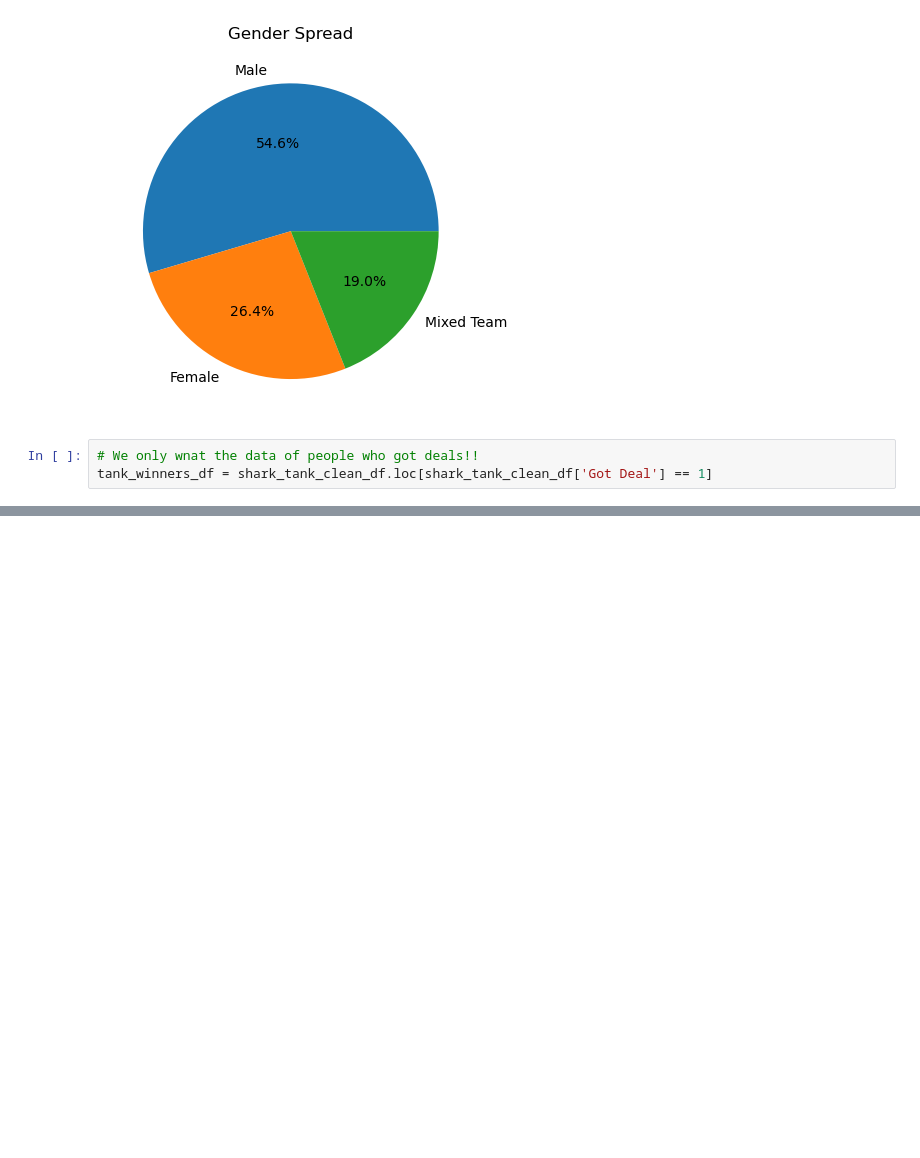
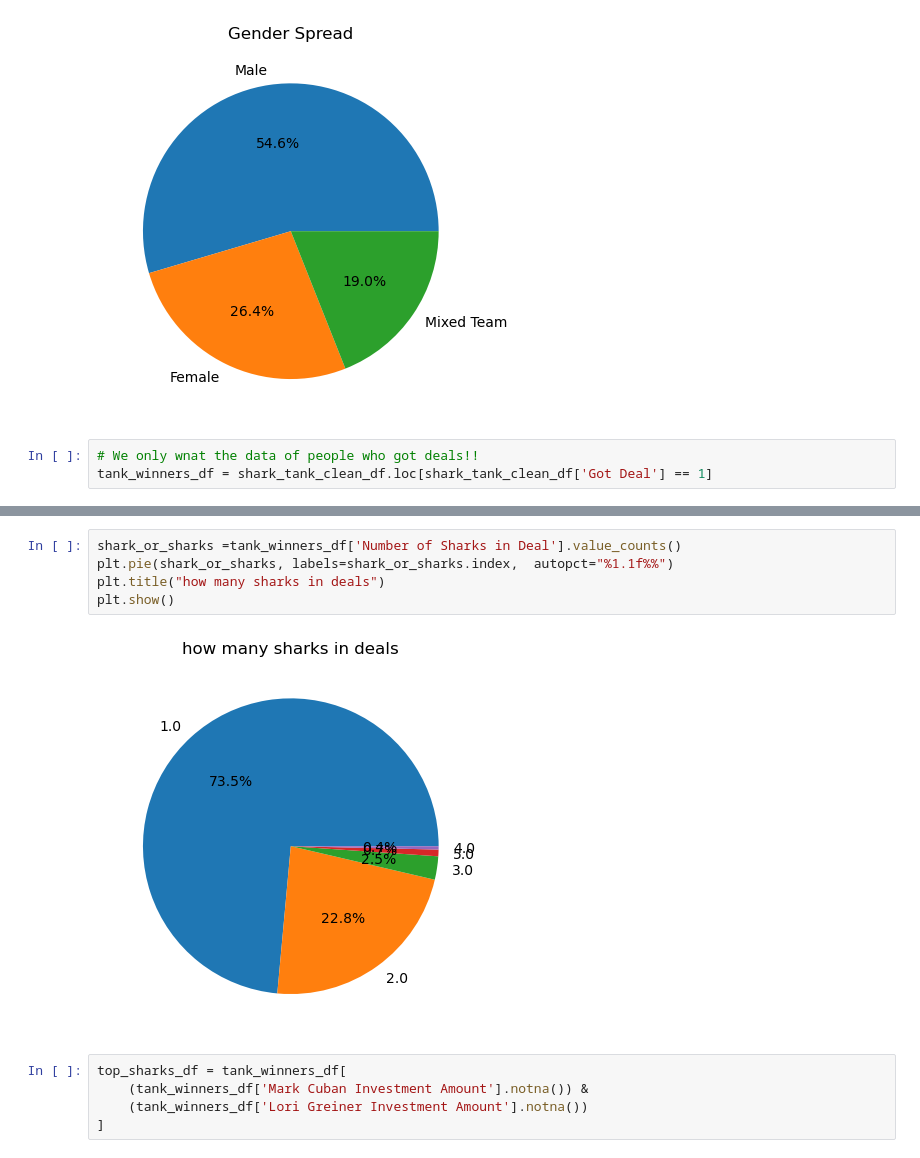
Before and after one commit to Savanna0/Project_1, a Jupyter notebook: shark_tank.ipynb, the cells around one changed output, grey strips where cells are left out. Drawn from its saved outputs; the diff is of its cells as text; blank space fills up the shorter version.

```diff
--- a/shark_tank.ipynb
+++ b/shark_tank.ipynb
@@ -129,0 +218,12 @@ cuban=countif(
+# %%
+shark_or_sharks =tank_winners_df['Number of Sharks in Deal'].value_counts()
+plt.pie(shark_or_sharks, labels=shark_or_sharks.index,  autopct="%1.1f%%")
+plt.title("how many sharks in deals")
+plt.show()
+# %% [output]
+[figure, added]
+# %%
+top_sharks_df = tank_winners_df[
+    (tank_winners_df['Mark Cuban Investment Amount'].notna()) &
+    (tank_winners_df['Lori Greiner Investment Amount'].notna())
+]
```
Also changed, not shown: parts of 12 cells of this notebook, 9 other files.
